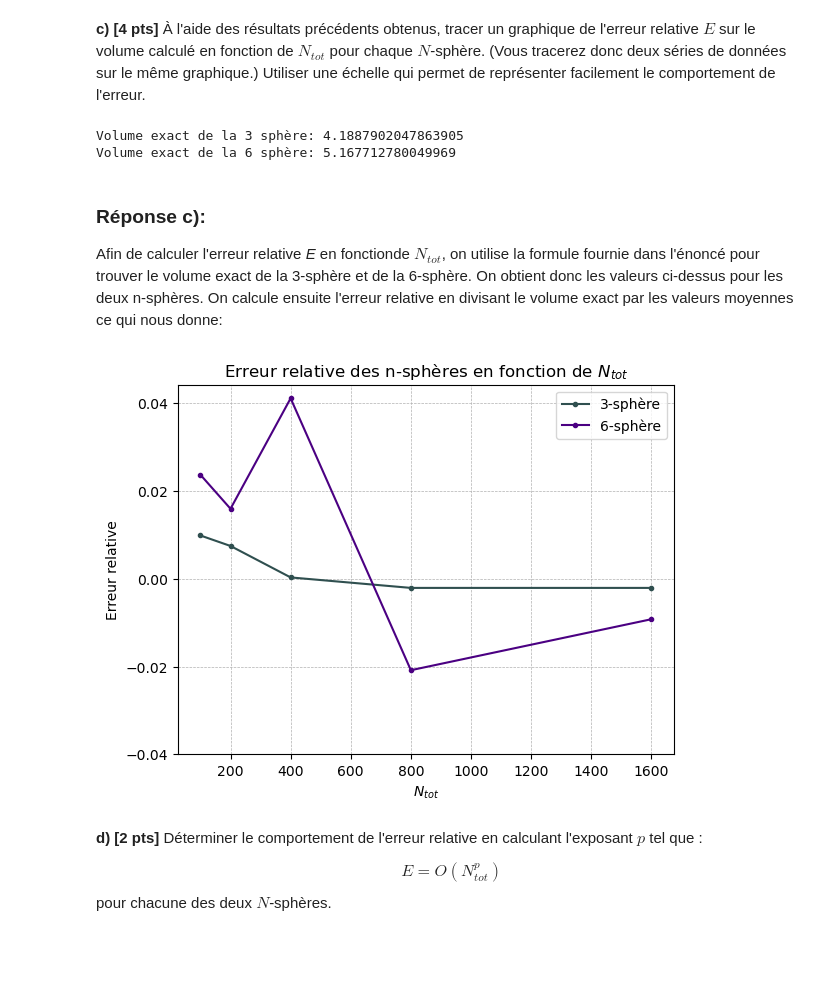
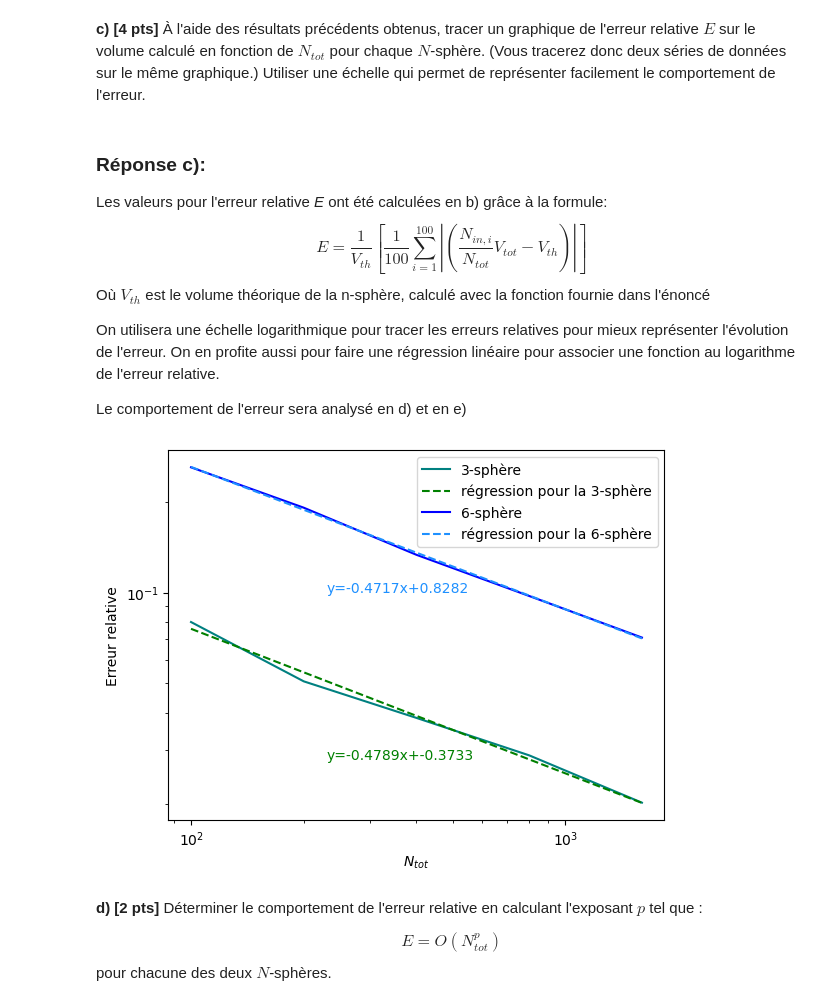
Before and after one commit to mldessu/projetsimu, a Jupyter notebook: MP1-MonteCarlo-VolumeSphere.ipynb, the cells around one changed output. Cells and saved outputs as stored; diff of their text form; code cells hidden in the pictures; blank space fills up the shorter version.

```diff
--- a/MP1-MonteCarlo-VolumeSphere.ipynb
+++ b/MP1-MonteCarlo-VolumeSphere.ipynb
@@ -109,16 +109,18 @@ NNtot = len(Ntot_val)
 
 V = np.zeros((ND, NNtot))  # Volumes calculés pour chaque série d'essais
 inc = np.zeros((ND, NNtot)) # Incertitudes pour chaque série d'essais
+err_arr = np.zeros_like(V)
 
 for d in range(0, ND):
     D = D_val[d]  # Dimension
     Vtot = ( a * 2 ) ** D # Volume du domaine
+    Vth = (np.pi ** (D / 2)) / math.gamma(D / 2 + 1)
 
     for n in range(0, NNtot):
         Ntot = Ntot_val[n]  # Nombre de points
 
         Vind = np.zeros(Ness) # Volumes calculés pour chaque essai individuel
-
+        e = np.zeros_like(Vind)
         for k in range(0, Ness): # Boucle sur les essais
             # Génération des nombres aléatoires (distribution uniforme)
             np.random.seed() # Initialise le générateur de nombres pseudo-aléatoires afin de ne pas toujours produire la même séquence à l'ouverture de Python...
@@ -128,8 +130,13 @@ for d in range(0, ND):
             distances = np.linalg.norm(pts, axis=1)
             Nint = np.sum(distances <= R) # Nombre de points à l'intérieur
             Vind[k] = Nint / Ntot * Vtot # Volume calculé pour cet essai
+            e[k] = np.abs((Vind[k] - Vth)/ Vth)
 
+        err_arr[d,n]= np.mean(e) # Erreur relative sur tous les essais
         V[d, n] = np.mean(Vind) # Volume moyenné sur l'ensemble des essais
         inc[d, n] = np.std(Vind) # Incertitude sur l'ensemble des essais (écart-type)
 
 inc_rel = inc / V * 100 # Calcul de l'incertitude relative
+print("Volumes:", V)
+print("Incertitude relative:", inc_rel)
+print("erreur relative:", err_arr)
@@ -137,42 +151,46 @@ inc_rel = inc / V * 100 # Calcul de l'incertitude relative
 ### Analyse de l'erreur
 # %% [markdown]
 **c) [4 pts]** À l'aide des résultats précédents obtenus, tracer un graphique de l'erreur relative $E$ sur le volume calculé en fonction de $N_{tot}$ pour chaque $N$-sphère. (Vous tracerez donc deux séries de données sur le même graphique.) Utiliser une échelle qui permet de représenter facilement le comportement de l'erreur.
-# %%
-def Vth(D):
-    return (np.pi ** (D / 2)) / math.gamma(D / 2 + 1) # Volume théorique
-
-for i in D_val:
-    print("Volume exact de la",i,"sphère:",Vth(i))
-# %% [output]
-Volume exact de la 3 sphère: 4.1887902047863905
-Volume exact de la 6 sphère: 5.167712780049969
 # %% [markdown]
 ### Réponse c):
-Afin de calculer l'erreur relative *E* en fonctionde $N_{tot}$, on utilise la formule fournie dans l'énoncé pour trouver le volume exact de la 3-sphère et de la 6-sphère. On obtient donc les valeurs ci-dessus pour les deux n-sphères. On calcule ensuite l'erreur relative en divisant le volume exact par les valeurs moyennes ce qui nous donne:
+Les valeurs pour l'erreur relative *E* ont été calculées en b) grâce à la formule:
+$$
+E = \frac{1}{V_{th}}[\frac{1}{100} \sum_{i=1}^{100}|(\frac{N_{in,i}}{N_{tot}}V_{tot}-V_{th})|]
+$$
+Où $V_{th}$ est le volume théorique de la n-sphère, calculé avec la fonction fournie dans l'énoncé
+
+On utilisera une échelle logarithmique pour tracer les erreurs relatives pour mieux représenter l'évolution de l'erreur. On en profite aussi pour faire une régression linéaire pour associer une fonction au logarithme de l'erreur relative.
+
+Le comportement de l'erreur sera analysé en d) et en e)
 # %%
 #initialisation de nos valeurs d'erreur relative et N_tot
-E_3sphere = [4.23/4.18879-1, 4.22/4.18879-1, 4.19/4.18879-1, 4.18/4.18879-1, 4.18/4.18879-1]
-E_6sphere = [5.29/5.16771-1, 5.25/5.16771-1, 5.38/5.16771-1, 5.06/5.16771-1, 5.12/5.16771-1]
-N_tot = [100, 200, 400, 800, 1600]
+E_3sphere = err_arr[0]
+E_6sphere = err_arr[1]
 
-# Tracer les deux séries de données
-plt.plot(N_tot, E_3sphere, label='3-sphère', marker='.', color = 'darkslategrey')
-plt.plot(N_tot, E_6sphere, label='6-sphère', marker='.', color = 'indigo')
+# Imports de lineregress pour effectuer des régression linéaires à partir de nos données
+from scipy.stats import linregress
+#régression pour l'erreur relative de la 3-sphère
+reg_3= linregress(np.log(Ntot_val),np.log(E_3sphere))
+m3= reg_3.slope
+b3= reg_3.intercept
+#régression pour l'erreur relative de la 6-sphère
+reg_6= linregress(np.log(Ntot_val), np.log(E_6sphere))
+m6=reg_6.slope
+b6=reg_6.intercept
 
-# Échelle permettant de bien visualiser le comportement de l'erreur
-plt.yticks(np.arange(-0.04, 0.05, step=0.02))
-
-# Légendes et titre
-plt.xlabel('$N_{tot}$')
-plt.ylabel('Erreur relative')
-plt.title('Erreur relative des n-sphères en fonction de $N_{tot}$')
+#On trace le graphique de l'erreur relative
+plt.loglog(Ntot_val, E_3sphere, label= "3-sphère", color= "teal")
+plt.text(230,0.028,f"y={m3:.4f}x+{b3:.4f}", color= "green" )
+plt.loglog(Ntot_val,(Ntot_val **m3)*np.exp(b3), "--",label = "régression pour la 3-sphère", color= "green")
+plt.loglog(Ntot_val, E_6sphere, label = "6-sphère", color="b")
+plt.text(230,0.1,f"y={m6:.4f}x+{b6:.4f}", color="dodgerblue")
+plt.loglog(Ntot_val,(Ntot_val **m6)*np.exp(b6),"--", label = "régression pour la 6-sphère", color= "dodgerblue")
+plt.xlabel("$N_{tot}$")
+plt.ylabel("Erreur relative")
 plt.legend()
-
-# Affichage du graphique
-plt.grid(True, which="both", linestyle="--", linewidth=0.5)
 plt.show()
 # %% [output]
-[figure, old version]
+[figure, new version]
 # %% [markdown]
 **d) [2 pts]** Déterminer le comportement de l'erreur relative en calculant l'exposant $p$ tel que :
 
```
Also changed, not shown: parts of 2 cells of this notebook.
